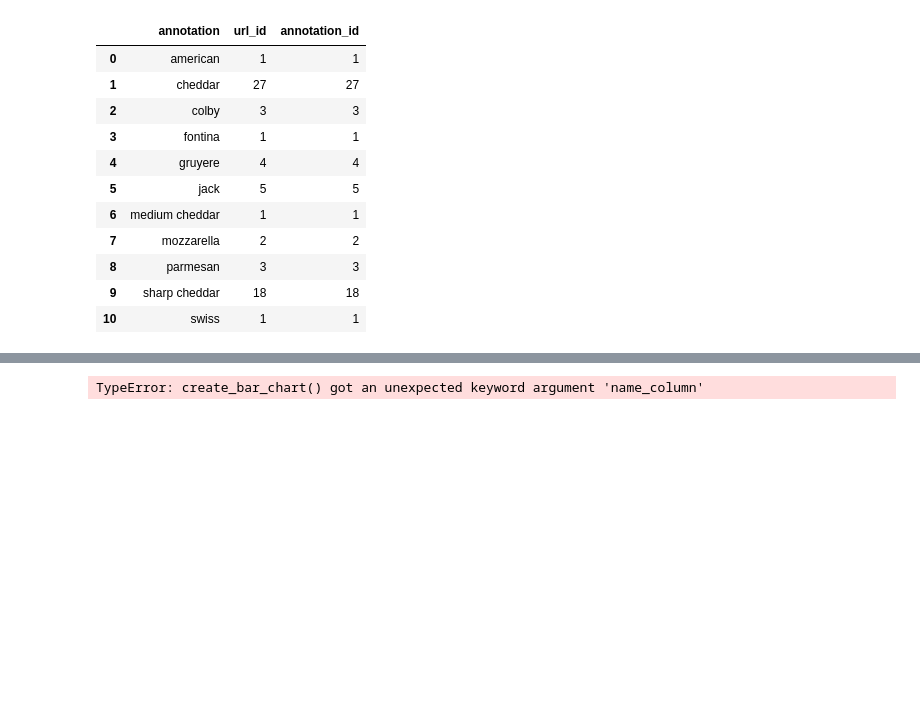
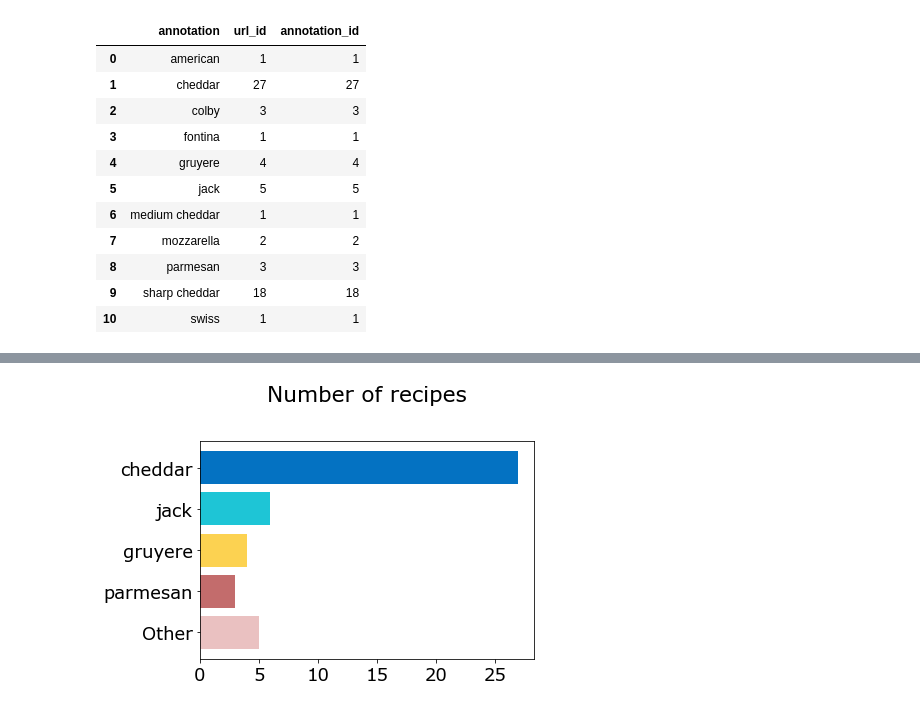
Before and after one commit to kkeller88/product-meta-analysis, a Jupyter notebook: notebooks/recipe-ingredients-general.ipynb, the cells around one changed output, grey strips where cells are left out. Saved outputs shown, nothing was run; the diff lists cells and outputs as text; code cells hidden in the pictures; blank space fills up the shorter version.

```diff
--- a/notebooks/recipe-ingredients-general.ipynb
+++ b/notebooks/recipe-ingredients-general.ipynb
@@ -67,4 +103,10 @@ p.create_pie_chart(annotation_counts, column='annotation_id', name_column='annot
 # %%
-p.create_bar_chart(annotation_counts, column='annotation_id', name_column='annotation')
+p.create_bar_chart(
+    annotation_counts,
+    column='annotation_id',
+    name_column='annotation',
+    title = 'Number of recipes',
+    count_threshold=3,
+)
 # %% [output]
-TypeError: create_bar_chart() got an unexpected keyword argument 'name_column'
+[figure, added]
```
Also changed, not shown: parts of 15 cells of this notebook, 2 other files.
